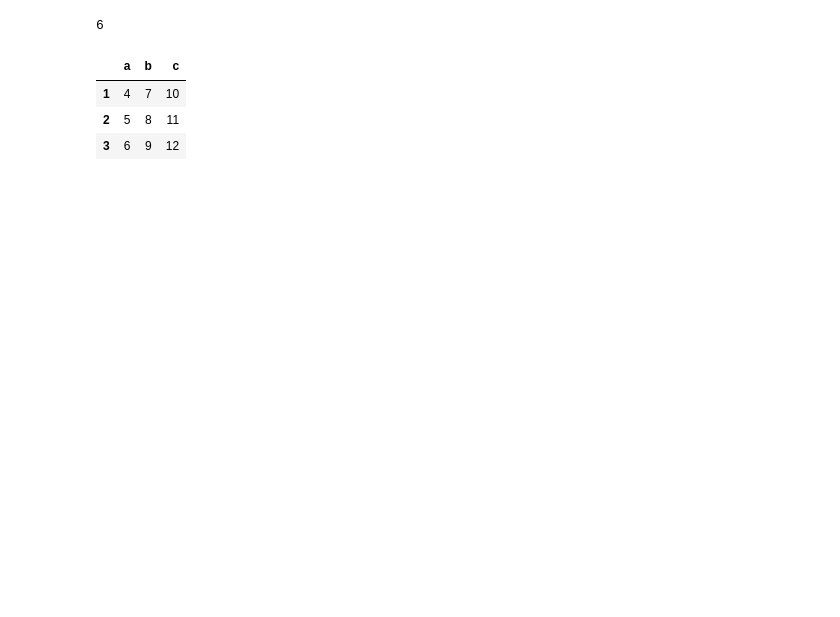
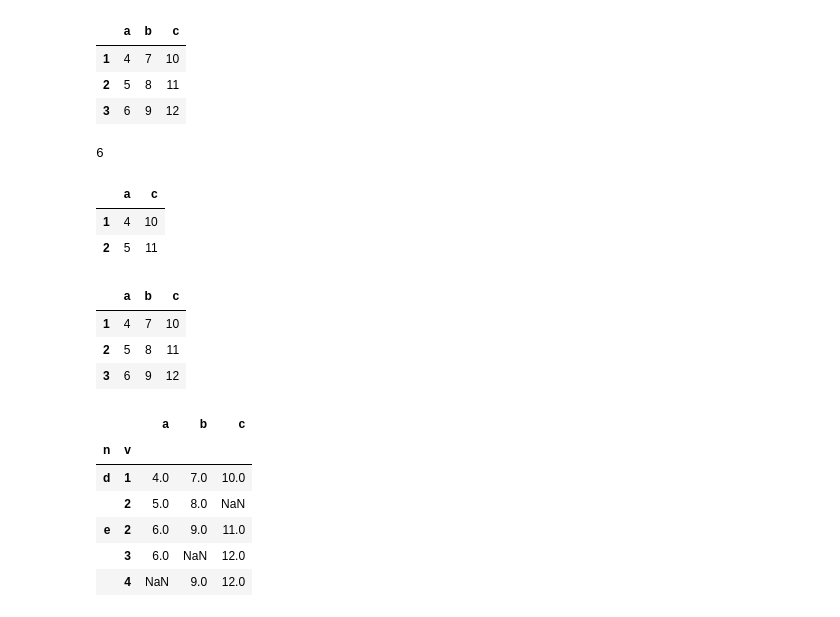
Before and after one commit to whitepanic/pandas, a Jupyter notebook: 20200527.ipynb, the cells around one changed output. Drawn from its saved outputs; the diff is of its cells as text; code cells hidden in the pictures; blank space fills up the shorter version.

```diff
--- a/20200527.ipynb
+++ b/20200527.ipynb
@@ -8,14 +8,48 @@ df = pd.DataFrame (
      "b" : [7,8,9],
      "c" : [10, 11, 12]},
     index = [1, 2, 3])
+df
+# %% [output]
+|  | a | b | c |
+| 1 | 4 | 7 | 10 |
+| 2 | 5 | 8 | 11 |
+| 3 | 6 | 9 | 12 |
 # %%
 df.loc[3, "a"]
 # %% [output]
 6
-# %%
-df
-# %% [output]
-|  | a | b | c |
-| 1 | 4 | 7 | 10 |
-| 2 | 5 | 8 | 11 |
-| 3 | 6 | 9 | 12 |
+# %%
+df.loc[[1,2], ["a","c"]]
+# %% [output]
+|  | a | c |
+| 1 | 4 | 10 |
+| 2 | 5 | 11 |
+# %%
+df = pd.DataFrame(
+    [[4, 7, 10],
+     [5, 8, 11],
+     [6, 9, 12]],
+  index=[1, 2, 3],
+  columns=['a', 'b', 'c'])
+df
+# %% [output]
+|  | a | b | c |
+| 1 | 4 | 7 | 10 |
+| 2 | 5 | 8 | 11 |
+| 3 | 6 | 9 | 12 |
+# %%
+import numpy as np
+df = pd.DataFrame(
+    {"a" : [4 ,5, 6, 6, np.nan],
+    "b" : [7, 8, 9, np.nan, 9],
+    "c" : [10, np.nan, 11, 12, 12]}, index = pd.MultiIndex.from_tuples(
+    [('d',1),('d',2),('e',2),('e',3),('e', 4)], names=['n','v']))
+df
+# %% [output]
+|  |  | a | b | c |
+| n | v |  |  |  |
+| d | 1 | 4.0 | 7.0 | 10.0 |
+|  | 2 | 5.0 | 8.0 | NaN |
+| e | 2 | 6.0 | 9.0 | 11.0 |
+|  | 3 | 6.0 | NaN | 12.0 |
+|  | 4 | NaN | 9.0 | 12.0 |
```
Also changed, not shown: parts of 10 cells of this notebook.
